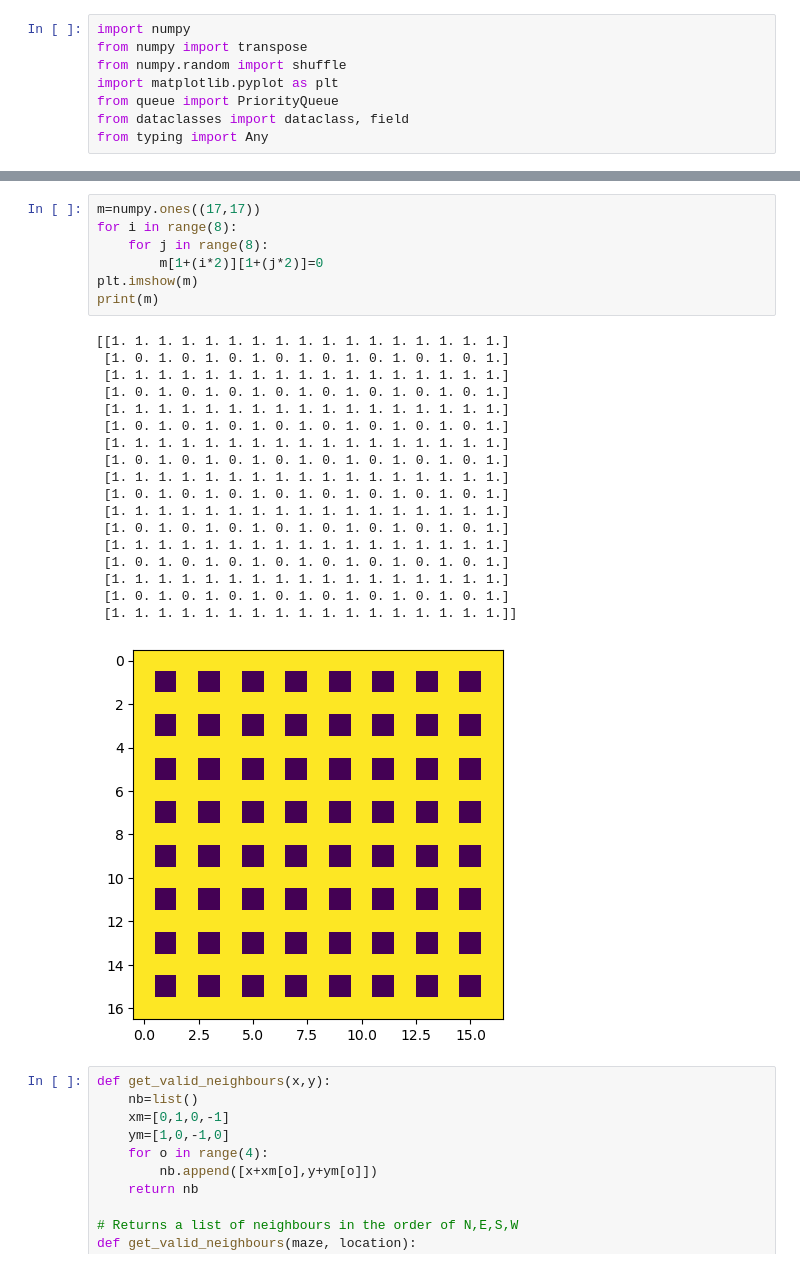
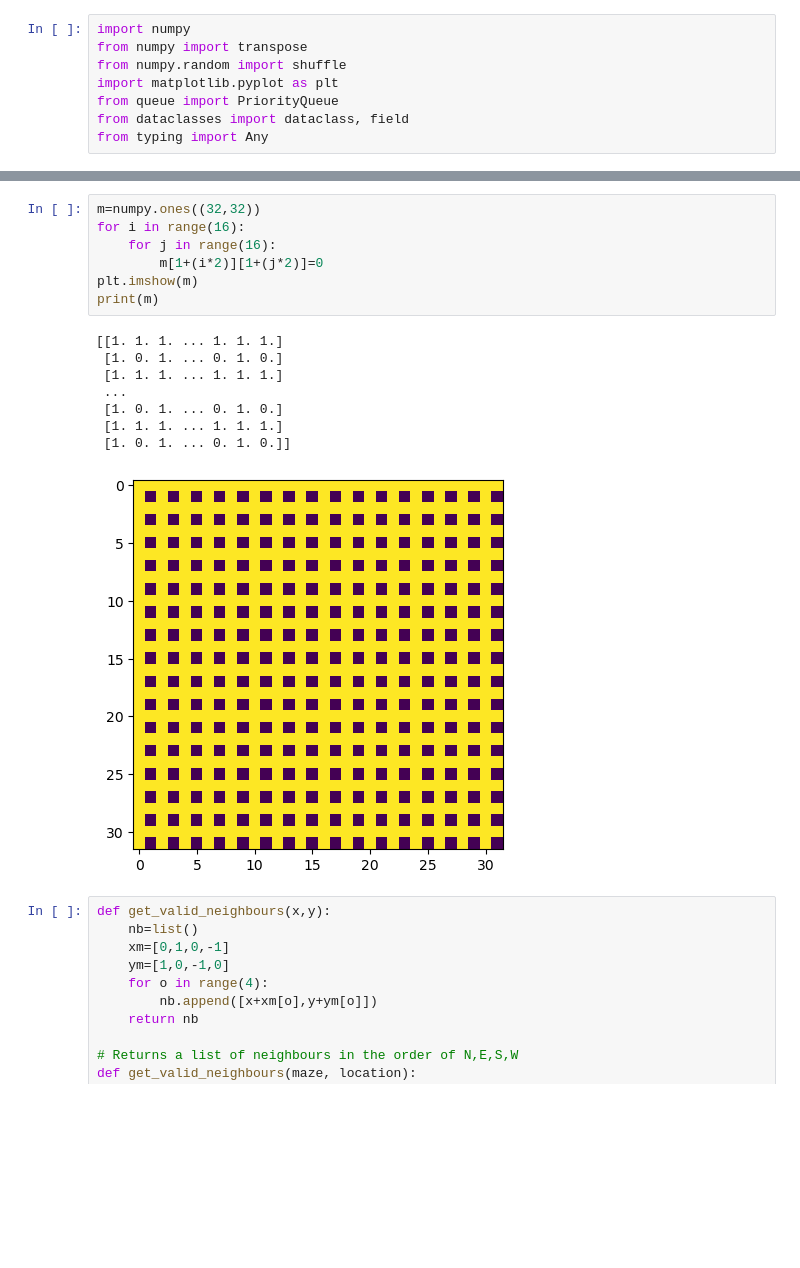
Before and after one commit to Academic-Inquisition/AI-Projekt, a Jupyter notebook: Labb 3/Labb-3_AStar_Maze.ipynb, the cells around one changed output, grey strips where cells are left out. Saved outputs shown, nothing was run; the diff lists cells and outputs as text; blank space fills up the shorter version.

```diff
--- a/Labb 3/Labb-3_AStar_Maze.ipynb
+++ b/Labb 3/Labb-3_AStar_Maze.ipynb
@@ -61,29 +59,19 @@ print(maze.shape)
 # %%
-m=numpy.ones((17,17))
-for i in range(8):
-    for j in range(8):
+m=numpy.ones((32,32))
+for i in range(16):
+    for j in range(16):
         m[1+(i*2)][1+(j*2)]=0
 plt.imshow(m)
 print(m)
 # %% [output]
-[[1. 1. 1. 1. 1. 1. 1. 1. 1. 1. 1. 1. 1. 1. 1. 1. 1.]
- [1. 0. 1. 0. 1. 0. 1. 0. 1. 0. 1. 0. 1. 0. 1. 0. 1.]
- [1. 1. 1. 1. 1. 1. 1. 1. 1. 1. 1. 1. 1. 1. 1. 1. 1.]
- [1. 0. 1. 0. 1. 0. 1. 0. 1. 0. 1. 0. 1. 0. 1. 0. 1.]
- [1. 1. 1. 1. 1. 1. 1. 1. 1. 1. 1. 1. 1. 1. 1. 1. 1.]
- [1. 0. 1. 0. 1. 0. 1. 0. 1. 0. 1. 0. 1. 0. 1. 0. 1.]
- [1. 1. 1. 1. 1. 1. 1. 1. 1. 1. 1. 1. 1. 1. 1. 1. 1.]
- [1. 0. 1. 0. 1. 0. 1. 0. 1. 0. 1. 0. 1. 0. 1. 0. 1.]
- [1. 1. 1. 1. 1. 1. 1. 1. 1. 1. 1. 1. 1. 1. 1. 1. 1.]
- [1. 0. 1. 0. 1. 0. 1. 0. 1. 0. 1. 0. 1. 0. 1. 0. 1.]
- [1. 1. 1. 1. 1. 1. 1. 1. 1. 1. 1. 1. 1. 1. 1. 1. 1.]
- [1. 0. 1. 0. 1. 0. 1. 0. 1. 0. 1. 0. 1. 0. 1. 0. 1.]
- [1. 1. 1. 1. 1. 1. 1. 1. 1. 1. 1. 1. 1. 1. 1. 1. 1.]
- [1. 0. 1. 0. 1. 0. 1. 0. 1. 0. 1. 0. 1. 0. 1. 0. 1.]
- [1. 1. 1. 1. 1. 1. 1. 1. 1. 1. 1. 1. 1. 1. 1. 1. 1.]
- [1. 0. 1. 0. 1. 0. 1. 0. 1. 0. 1. 0. 1. 0. 1. 0. 1.]
- [1. 1. 1. 1. 1. 1. 1. 1. 1. 1. 1. 1. 1. 1. 1. 1. 1.]]
+[[1. 1. 1. ... 1. 1. 1.]
+ [1. 0. 1. ... 0. 1. 0.]
+ [1. 1. 1. ... 1. 1. 1.]
+ ...
+ [1. 0. 1. ... 0. 1. 0.]
+ [1. 1. 1. ... 1. 1. 1.]
+ [1. 0. 1. ... 0. 1. 0.]]
-[figure, old version]
+[figure, new version]
 # %%
 def get_valid_neighbours(x,y):
     nb=list()
```
Also changed, not shown: parts of 6 cells of this notebook, 2 other files.
